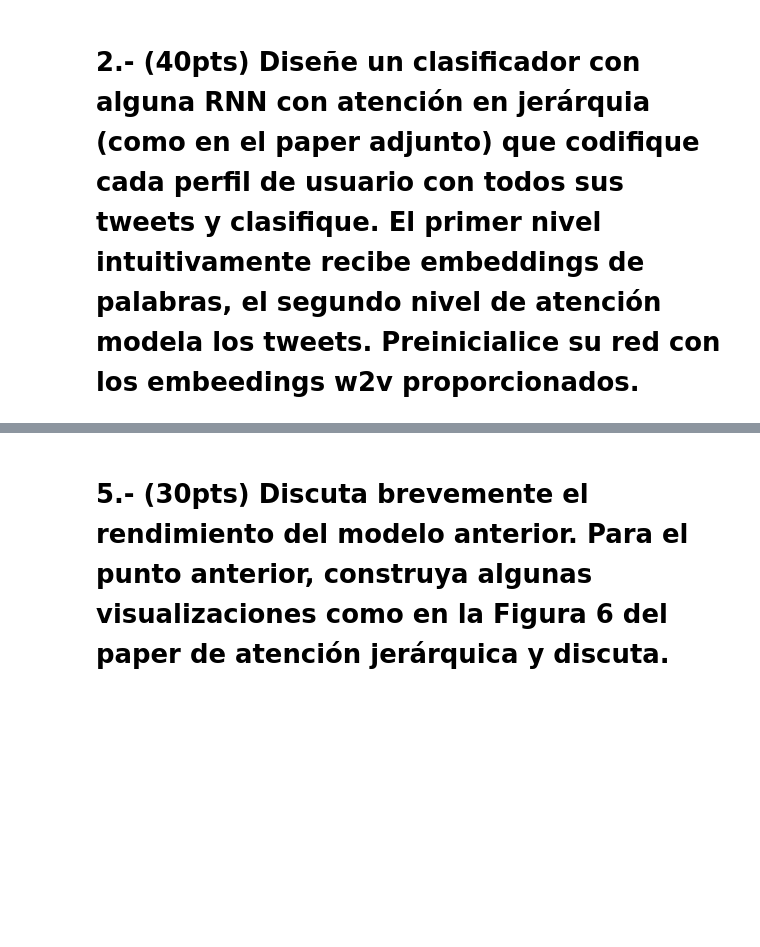
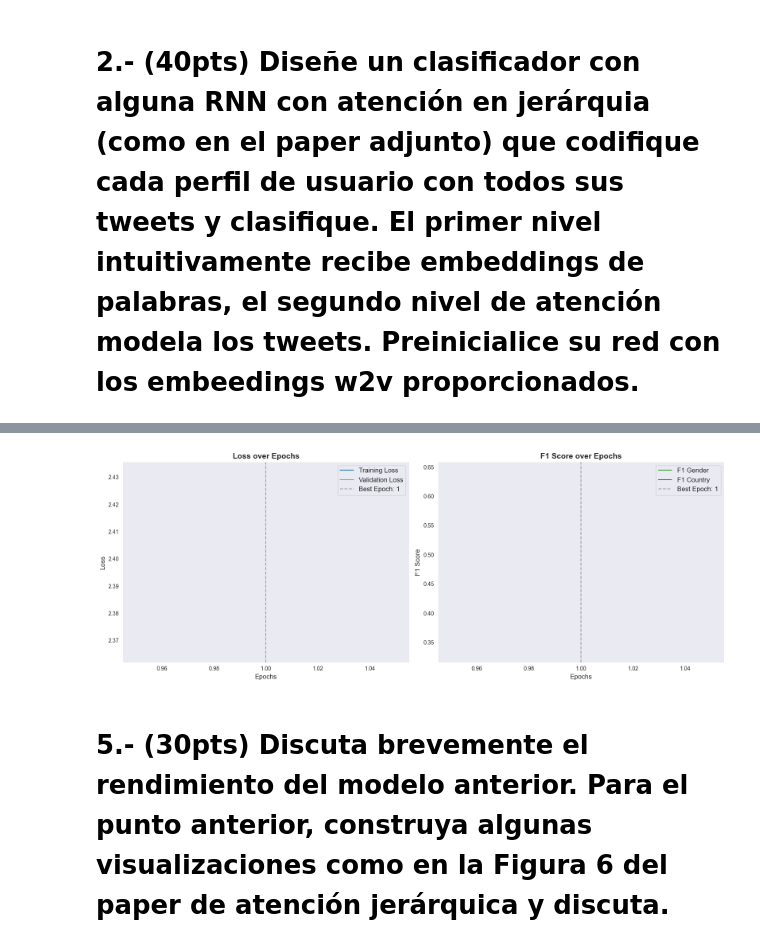
Before and after one commit to ezautorres/Natural-Language-Processing-CIMAT, a Jupyter notebook: assignments/assignment6/ezau_faridh_torres_torres_t6.ipynb, the cells around one changed output, grey strips where cells are left out. Drawn from its saved outputs; the diff is of its cells as text; code cells hidden in the pictures; blank space fills up the shorter version.

```diff
--- a/assignments/assignment6/ezau_faridh_torres_torres_t6.ipynb
+++ b/assignments/assignment6/ezau_faridh_torres_torres_t6.ipynb
@@ -316,3 +1011,7 @@ val_dataset = AuthorProfilingDataset(data_val, labels_val)
+# %%
+trainer.plot_metrics()
+# %% [output]
+[figure, added]
 # %% [markdown]
 # **5.- (30pts) Discuta brevemente el rendimiento del modelo anterior. Para el punto anterior, construya algunas visualizaciones como en la Figura 6 del paper de atención jerárquica y discuta.**
 # %% [markdown]
```
Also changed, not shown: parts of 20 cells of this notebook, 1 other file.
